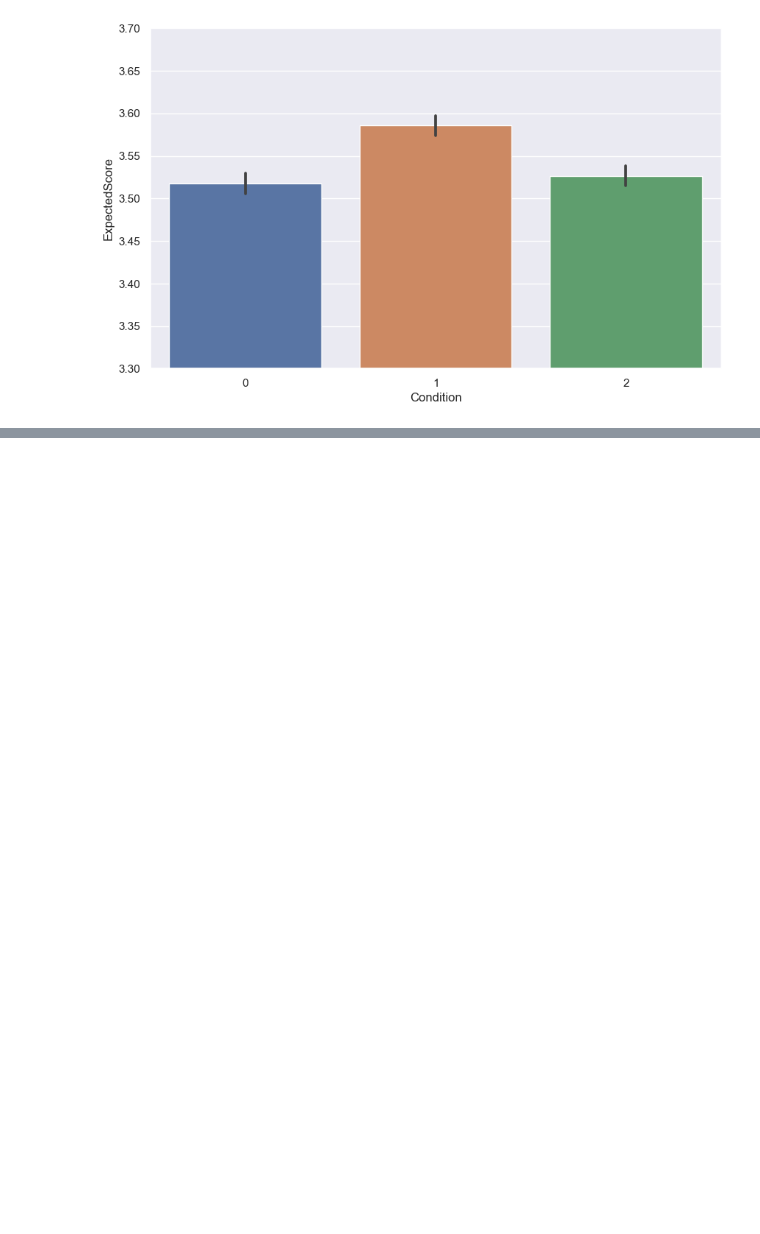
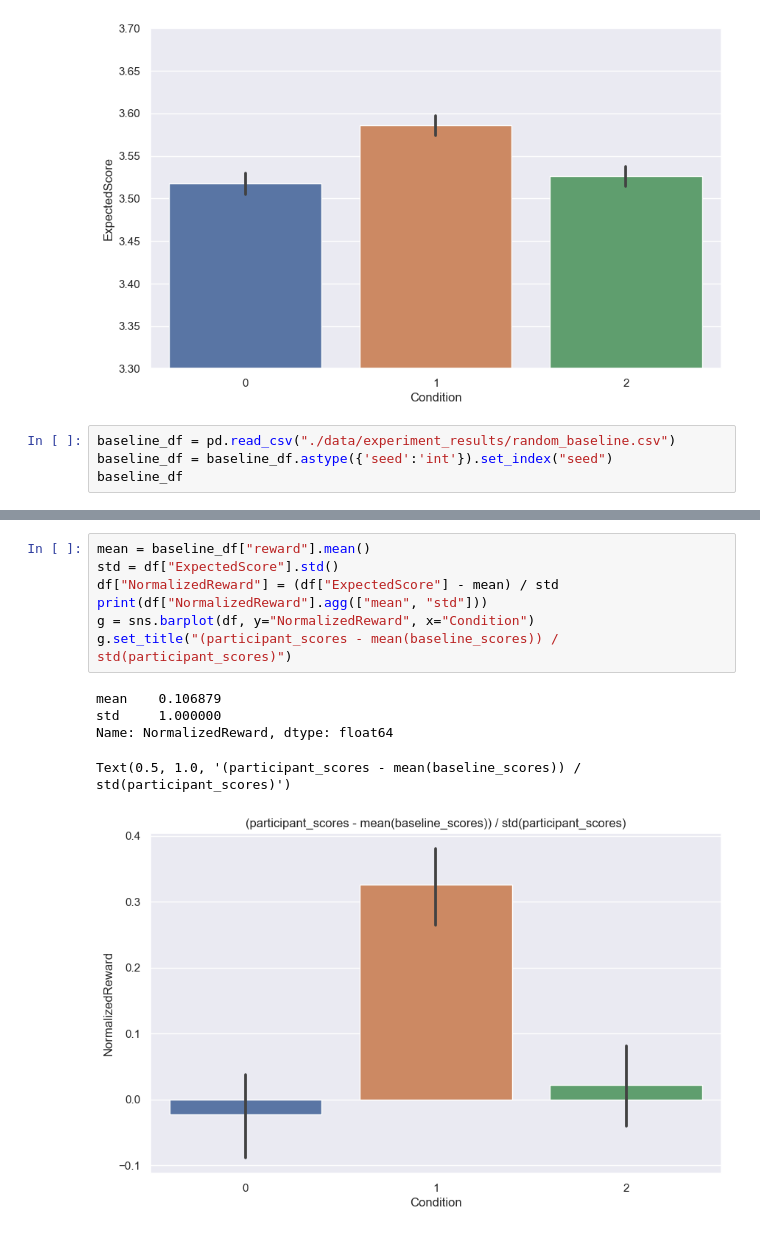
Before and after one commit to lovis-heindrich/MGPS-project-selection, a Jupyter notebook: analysis-5.ipynb, the cells around one changed output, grey strips where cells are left out. Saved outputs shown, nothing was run; the diff lists cells and outputs as text; blank space fills up the shorter version.

Commit message:
Random baseline

```diff
--- a/analysis-5.ipynb
+++ b/analysis-5.ipynb
@@ -288,3 +285,7 @@ g.set_ylim(3.3, 3.7)
 # %% [output]
 (3.3, 3.7)
 [figure]
+# %%
+baseline_df = pd.read_csv("./data/experiment_results/random_baseline.csv")
+baseline_df = baseline_df.astype({'seed':'int'}).set_index("seed")
+baseline_df
@@ -290,0 +315,13 @@ g.set_ylim(3.3, 3.7)
+# %%
+mean = baseline_df["reward"].mean()
+std = df["ExpectedScore"].std()
+df["NormalizedReward"] = (df["ExpectedScore"] - mean) / std
+print(df["NormalizedReward"].agg(["mean", "std"]))
+g = sns.barplot(df, y="NormalizedReward", x="Condition")
+g.set_title("(participant_scores - mean(baseline_scores)) / std(participant_scores)")
+# %% [output]
+mean    0.106879
+std     1.000000
+Name: NormalizedReward, dtype: float64
+Text(0.5, 1.0, '(participant_scores - mean(baseline_scores)) / std(participant_scores)')
+[figure, added]
```
Also changed, not shown: parts of 3 cells of this notebook, 3 other files.
